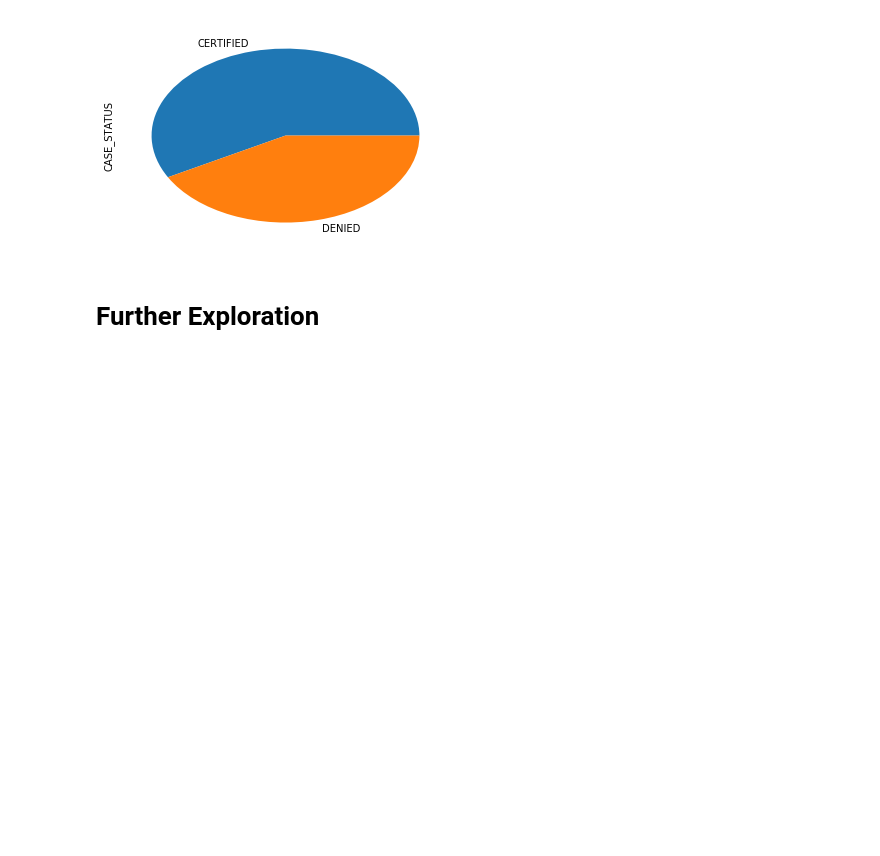
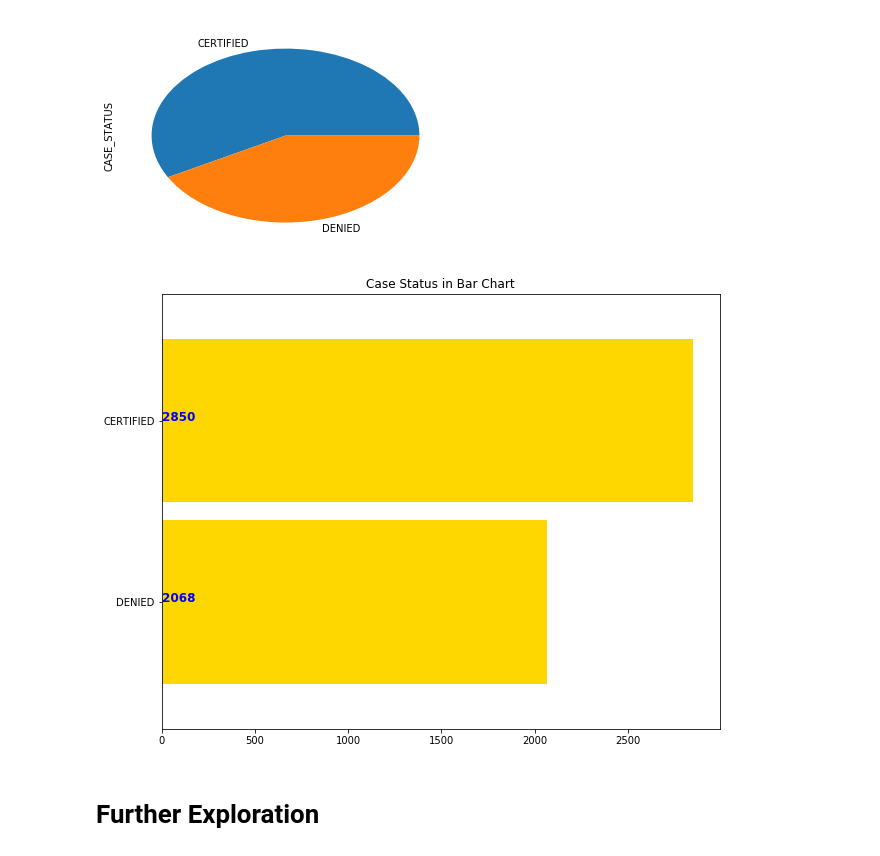
Before and after one commit to amitbhsingh/H1B_VISA, a Jupyter notebook: h1.ipynb, the cells around one changed output. Saved outputs shown, nothing was run; the diff lists cells and outputs as text; code cells hidden in the pictures; blank space fills up the shorter version.

```diff
--- a/h1.ipynb
+++ b/h1.ipynb
@@ -305,6 +305,15 @@ target.plot.pie()
 # %% [output]
 <matplotlib.axes._subplots.AxesSubplot at 0x...>
 [figure]
+# %%
+plt.figure(figsize=(10,8))
+ax=train['CASE_STATUS'].value_counts().sort_values(ascending=True).plot.barh(width=0.9,color='#ffd700')
+for i, v in enumerate(train['CASE_STATUS'].value_counts().sort_values(ascending=True).values):
+    ax.text(.8, i, v,fontsize=12,color='b',weight='bold')
+plt.title('Case Status in Bar Chart')
+plt.show()
+# %% [output]
+[figure, added]
 # %% [markdown]
 # Further Exploration
 # %% [markdown]
```
Also changed, not shown: parts of 16 cells of this notebook.
